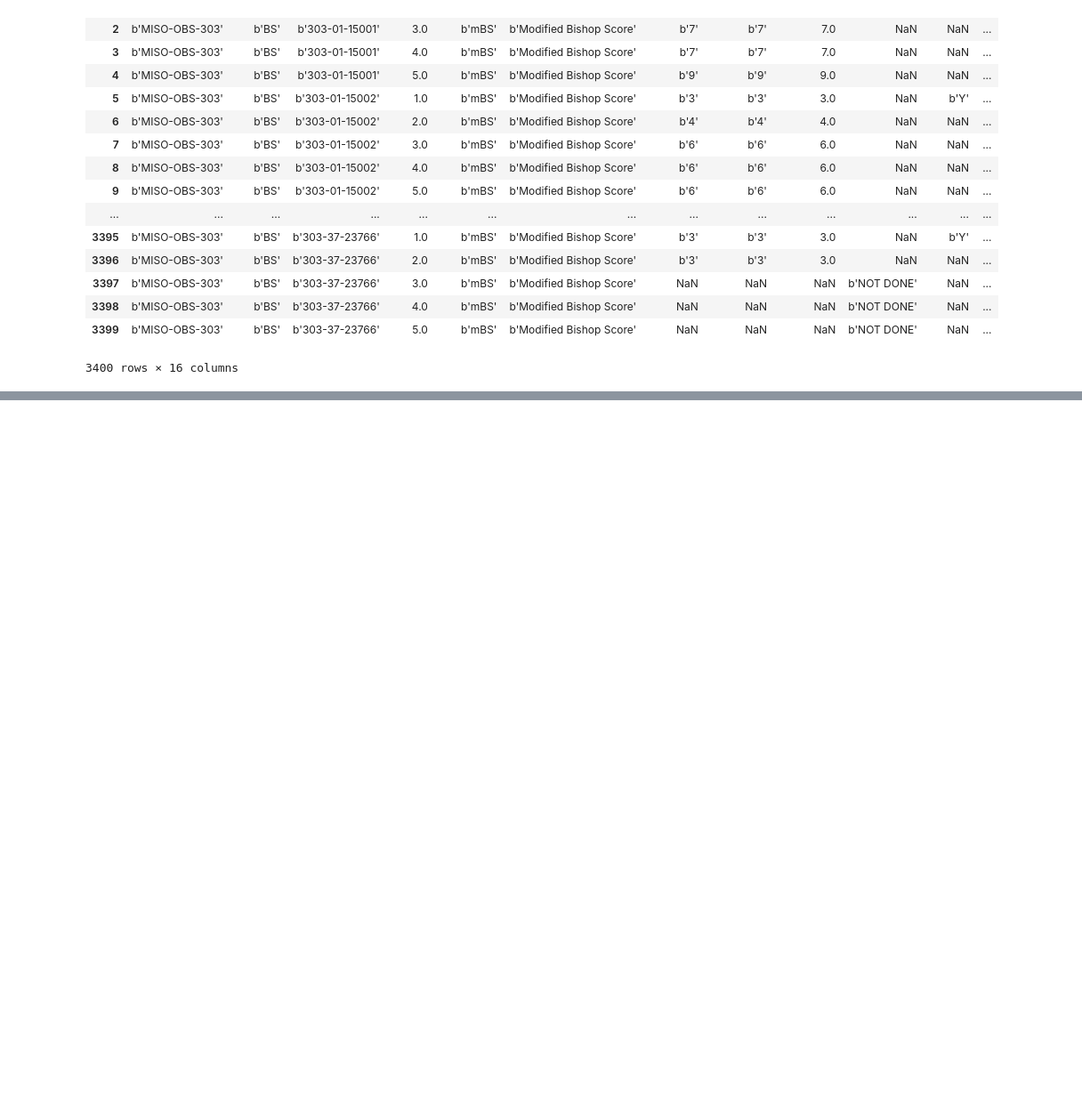
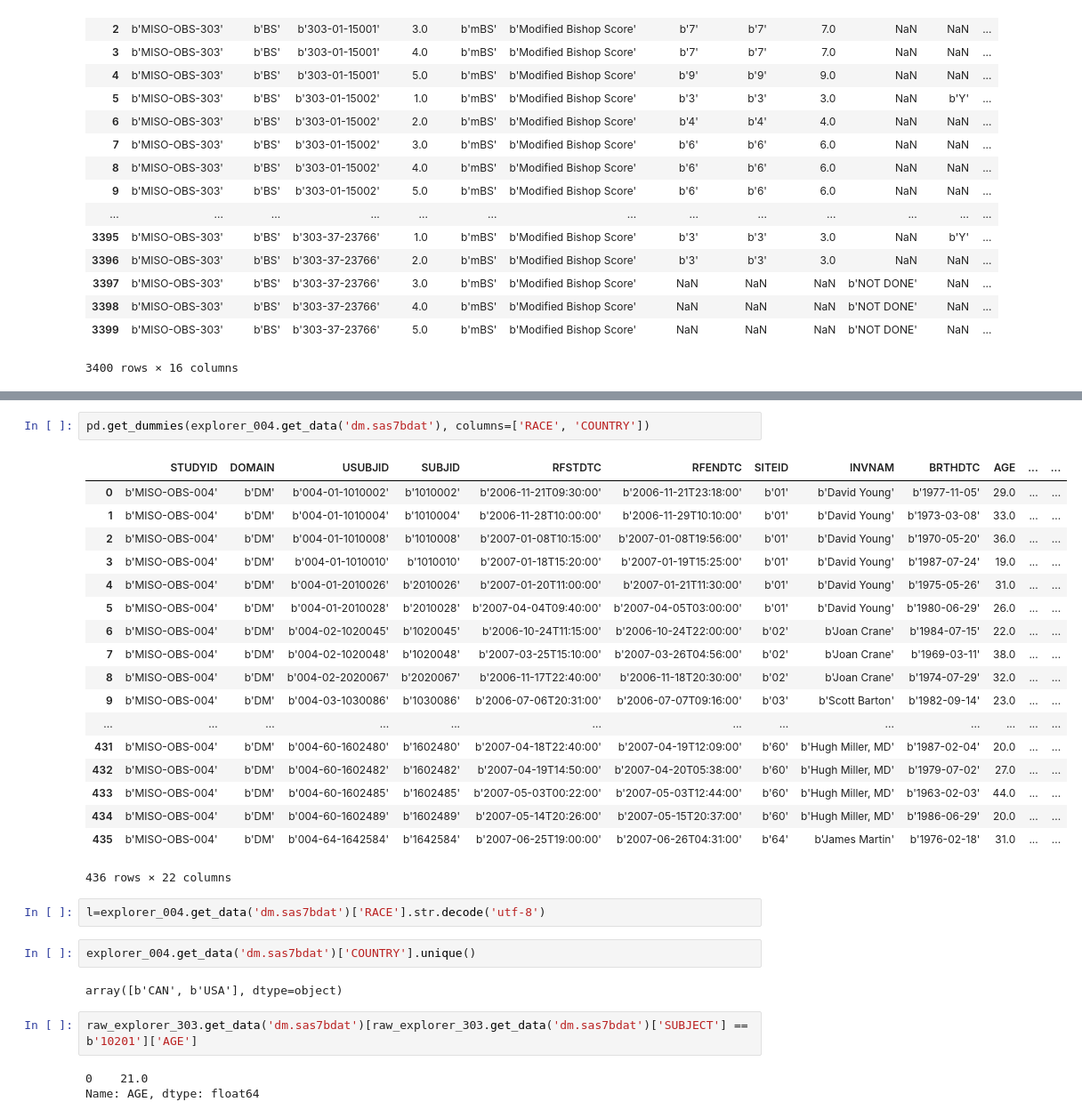
Before and after one commit to jzhao0802/ferring, a Jupyter notebook: 00_raw_data_processing/01_explore_data_with_data_explorer.ipynb, the cells around one changed output, grey strips where cells are left out. Shown at 89% size. Saved outputs shown, nothing was run; the diff lists cells and outputs as text; blank space fills up the shorter version.

```diff
--- a/00_raw_data_processing/01_explore_data_with_data_explorer.ipynb
+++ b/00_raw_data_processing/01_explore_data_with_data_explorer.ipynb
@@ -493,0 +681,32 @@ bs['BSORRES'] == bs['BSSTRESC']
+# %%
+pd.get_dummies(explorer_004.get_data('dm.sas7bdat'), columns=['RACE', 'COUNTRY'])
+# %% [output]
+|  | STUDYID | DOMAIN | USUBJID | SUBJID | RFSTDTC | RFENDTC | SITEID | INVNAM | BRTHDTC | AGE | ... | ... |
+| 0 | b'MISO-OBS-004' | b'DM' | b'004-01-1010002' | b'1010002' | b'2006-11-21T09:30:00' | b'2006-11-21T23:18:00' | b'01' | b'David Young' | b'1977-11-05' | 29.0 | ... | ... |
+| 1 | b'MISO-OBS-004' | b'DM' | b'004-01-1010004' | b'1010004' | b'2006-11-28T10:00:00' | b'2006-11-29T10:10:00' | b'01' | b'David Young' | b'1973-03-08' | 33.0 | ... | ... |
+| 2 | b'MISO-OBS-004' | b'DM' | b'004-01-1010008' | b'1010008' | b'2007-01-08T10:15:00' | b'2007-01-08T19:56:00' | b'01' | b'David Young' | b'1970-05-20' | 36.0 | ... | ... |
+| 3 | b'MISO-OBS-004' | b'DM' | b'004-01-1010010' | b'1010010' | b'2007-01-18T15:20:00' | b'2007-01-19T15:25:00' | b'01' | b'David Young' | b'1987-07-24' | 19.0 | ... | ... |
+| 4 | b'MISO-OBS-004' | b'DM' | b'004-01-2010026' | b'2010026' | b'2007-01-20T11:00:00' | b'2007-01-21T11:30:00' | b'01' | b'David Young' | b'1975-05-26' | 31.0 | ... | ... |
+| 5 | b'MISO-OBS-004' | b'DM' | b'004-01-2010028' | b'2010028' | b'2007-04-04T09:40:00' | b'2007-04-05T03:00:00' | b'01' | b'David Young' | b'1980-06-29' | 26.0 | ... | ... |
+| 6 | b'MISO-OBS-004' | b'DM' | b'004-02-1020045' | b'1020045' | b'2006-10-24T11:15:00' | b'2006-10-24T22:00:00' | b'02' | b'Joan Crane' | b'1984-07-15' | 22.0 | ... | ... |
+| 7 | b'MISO-OBS-004' | b'DM' | b'004-02-1020048' | b'1020048' | b'2007-03-25T15:10:00' | b'2007-03-26T04:56:00' | b'02' | b'Joan Crane' | b'1969-03-11' | 38.0 | ... | ... |
+| 8 | b'MISO-OBS-004' | b'DM' | b'004-02-2020067' | b'2020067' | b'2006-11-17T22:40:00' | b'2006-11-18T20:30:00' | b'02' | b'Joan Crane' | b'1974-07-29' | 32.0 | ... | ... |
+| 9 | b'MISO-OBS-004' | b'DM' | b'004-03-1030086' | b'1030086' | b'2006-07-06T20:31:00' | b'2006-07-07T09:16:00' | b'03' | b'Scott Barton' | b'1982-09-14' | 23.0 | ... | ... |
+| ... | ... | ... | ... | ... | ... | ... | ... | ... | ... | ... | ... | ... |
+| 431 | b'MISO-OBS-004' | b'DM' | b'004-60-1602480' | b'1602480' | b'2007-04-18T22:40:00' | b'2007-04-19T12:09:00' | b'60' | b'Hugh Miller, MD' | b'1987-02-04' | 20.0 | ... | ... |
+| 432 | b'MISO-OBS-004' | b'DM' | b'004-60-1602482' | b'1602482' | b'2007-04-19T14:50:00' | b'2007-04-20T05:38:00' | b'60' | b'Hugh Miller, MD' | b'1979-07-02' | 27.0 | ... | ... |
+| 433 | b'MISO-OBS-004' | b'DM' | b'004-60-1602485' | b'1602485' | b'2007-05-03T00:22:00' | b'2007-05-03T12:44:00' | b'60' | b'Hugh Miller, MD' | b'1963-02-03' | 44.0 | ... | ... |
+| 434 | b'MISO-OBS-004' | b'DM' | b'004-60-1602489' | b'1602489' | b'2007-05-14T20:26:00' | b'2007-05-15T20:37:00' | b'60' | b'Hugh Miller, MD' | b'1986-06-29' | 20.0 | ... | ... |
+| 435 | b'MISO-OBS-004' | b'DM' | b'004-64-1642584' | b'1642584' | b'2007-06-25T19:00:00' | b'2007-06-26T04:31:00' | b'64' | b'James Martin' | b'1976-02-18' | 31.0 | ... | ... |
+436 rows × 22 columns
+# %%
+l=explorer_004.get_data('dm.sas7bdat')['RACE'].str.decode('utf-8')
+# %%
+explorer_004.get_data('dm.sas7bdat')['COUNTRY'].unique()
+# %% [output]
+array([b'CAN', b'USA'], dtype=object)
+# %%
+raw_explorer_303.get_data('dm.sas7bdat')[raw_explorer_303.get_data('dm.sas7bdat')['SUBJECT'] == b'10201']['AGE']
+# %% [output]
+0    21.0
+Name: AGE, dtype: float64
```
Also changed, not shown: parts of 22 cells of this notebook, 12 other files.
